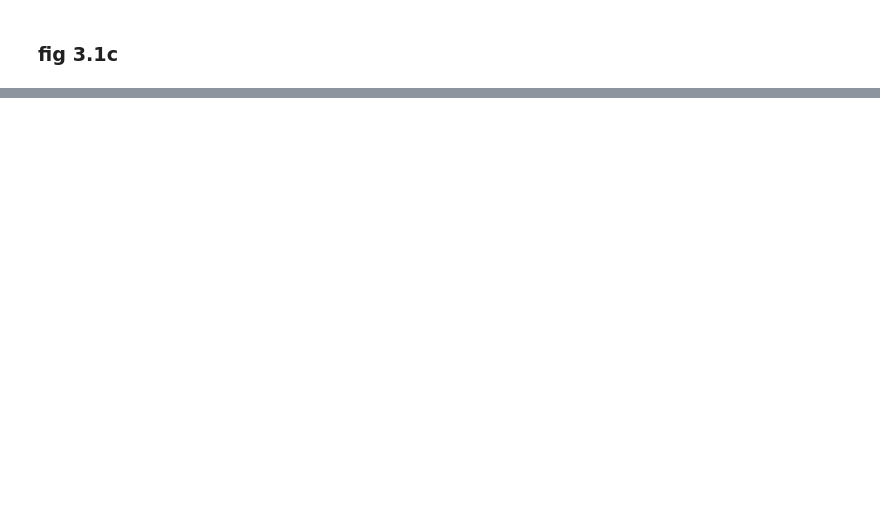
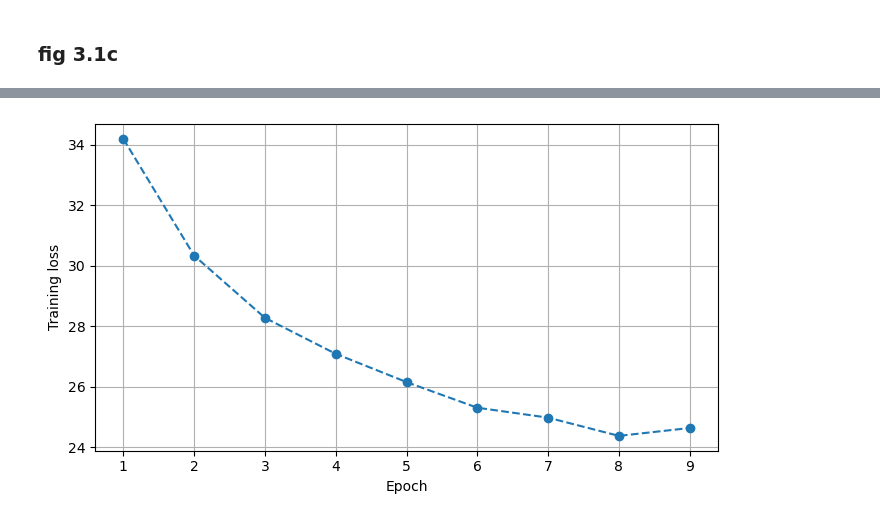
Before and after one commit to cs1500/unargmax-matryoshka, a Jupyter notebook: notebooks/plots.ipynb, the cells around one changed output, grey strips where cells are left out. Saved outputs shown, nothing was run; the diff lists cells and outputs as text; code cells hidden in the pictures; blank space fills up the shorter version.

Commit message:
added results for resnet50 epoch 40 run

```diff
--- a/notebooks/plots.ipynb
+++ b/notebooks/plots.ipynb
@@ -59,0 +66,42 @@ plt.show()
+# %%
+raw = r'''
+{"timestamp": 1774108947.490095, "relative_time": 1524.4702649116516, "current_lr": 0.001500030012, "val_time": 175.74565720558167, "top_1_8": 0.08060000091791153, "top_1_16": 0.03020000085234642, "top_1_32": 0.0608999989926815, "top_1_64": 0.04899999871850014, "top_1_128": 0.039900001138448715, "top_1_256": 0.03400000184774399, "top_1_512": 0.037300001829862595, "top_5_8": 0.15459999442100525, "top_5_16": 0.13670000433921814, "top_5_32": 0.14869999885559082, "top_5_64": 0.1193000003695488, "top_5_128": 0.0966000035405159, "top_5_256": 0.0940999984741211, "top_5_512": 0.10639999806880951, "train_loss": 34.20042419433594, "epoch": 0}
+{"timestamp": 1774110452.271539, "relative_time": 3029.251708984375, "current_lr": 0.002999880012, "val_time": 174.11423087120056, "top_1_8": 0.07609999924898148, "top_1_16": 0.07150000333786011, "top_1_32": 0.07419999688863754, "top_1_64": 0.07240000367164612, "top_1_128": 0.07240000367164612, "top_1_256": 0.06589999794960022, "top_1_512": 0.06840000301599503, "top_5_8": 0.1459999978542328, "top_5_16": 0.13279999792575836, "top_5_32": 0.13570000231266022, "top_5_64": 0.1324000060558319, "top_5_128": 0.13369999825954437, "top_5_256": 0.121799997985363, "top_5_512": 0.12319999933242798, "train_loss": 30.335498809814453, "epoch": 1}
+{"timestamp": 1774111957.1926558, "relative_time": 4534.1728258132935, "current_lr": 0.002571462857142857, "val_time": 174.07005548477173, "top_1_8": 0.0, "top_1_16": 0.0, "top_1_32": 0.0, "top_1_64": 0.0, "top_1_128": 0.0, "top_1_256": 0.0, "top_1_512": 0.0, "top_5_8": 0.0, "top_5_16": 0.0, "top_5_32": 0.0, "top_5_64": 0.0, "top_5_128": 0.0, "top_5_256": 0.0, "top_5_512": 0.0, "train_loss": 28.27614974975586, "epoch": 2}
+{"timestamp": 1774113461.0388374, "relative_time": 6038.019007444382, "current_lr": 0.002142891428571429, "val_time": 173.369304895401, "top_1_8": 0.025100000202655792, "top_1_16": 0.03180000185966492, "top_1_32": 0.02930000051856041, "top_1_64": 0.025499999523162842, "top_1_128": 0.02410000003874302, "top_1_256": 0.02160000056028366, "top_1_512": 0.01899999938905239, "top_5_8": 0.07880000025033951, "top_5_16": 0.08489999920129776, "top_5_32": 0.08420000225305557, "top_5_64": 0.07450000196695328, "top_5_128": 0.0681999996304512, "top_5_256": 0.06239999830722809, "top_5_512": 0.05570000037550926, "train_loss": 27.08550453186035, "epoch": 3}
+{"timestamp": 1774114964.2487545, "relative_time": 7541.228924512863, "current_lr": 0.0017143199999999999, "val_time": 173.2882833480835, "top_1_8": 0.044599998742341995, "top_1_16": 0.03139999881386757, "top_1_32": 0.031599998474121094, "top_1_64": 0.023600000888109207, "top_1_128": 0.021900000050663948, "top_1_256": 0.021700000390410423, "top_1_512": 0.01730000041425228, "top_5_8": 0.12290000170469284, "top_5_16": 0.11180000007152557, "top_5_32": 0.11590000241994858, "top_5_64": 0.09510000050067902, "top_5_128": 0.09220000356435776, "top_5_256": 0.09049999713897705, "top_5_512": 0.07750000059604645, "train_loss": 26.149316787719727, "epoch": 4}
+{"timestamp": 1774116467.8489404, "relative_time": 9044.829110383987, "current_lr": 0.0012857485714285713, "val_time": 173.36687421798706, "top_1_8": 0.002199999988079071, "top_1_16": 0.0020000000949949026, "top_1_32": 0.00139999995008111, "top_1_64": 0.0019000000320374966, "top_1_128": 0.0012000000569969416, "top_1_256": 0.0010000000474974513, "top_1_512": 0.0010999999940395355, "top_5_8": 0.014999999664723873, "top_5_16": 0.01269999984651804, "top_5_32": 0.007799999788403511, "top_5_64": 0.007400000002235174, "top_5_128": 0.006200000178068876, "top_5_256": 0.00559999980032444, "top_5_512": 0.004900000058114529, "train_loss": 25.30105972290039, "epoch": 5}
+{"timestamp": 1774117971.1323698, "relative_time": 10548.112539768219, "current_lr": 0.0008571771428571428, "val_time": 173.30158472061157, "top_1_8": 0.0006000000284984708, "top_1_16": 0.001500000013038516, "top_1_32": 0.0017000000225380063, "top_1_64": 0.0027000000700354576, "top_1_128": 0.002899999963119626, "top_1_256": 0.0026000000070780516, "top_1_512": 0.002300000051036477, "top_5_8": 0.009399999864399433, "top_5_16": 0.006099999882280827, "top_5_32": 0.00570000009611249, "top_5_64": 0.007499999832361937, "top_5_128": 0.006599999964237213, "top_5_256": 0.005799999926239252, "top_5_512": 0.005200000014156103, "train_loss": 24.972455978393555, "epoch": 6}
+{"timestamp": 1774119474.3572917, "relative_time": 12051.337461709976, "current_lr": 0.00042860571428571405, "val_time": 173.51395916938782, "top_1_8": 0.002099999925121665, "top_1_16": 0.00139999995008111, "top_1_32": 0.0017000000225380063, "top_1_64": 0.002099999925121665, "top_1_128": 0.0019000000320374966, "top_1_256": 0.0013000000035390258, "top_1_512": 0.0010000000474974513, "top_5_8": 0.00839999970048666, "top_5_16": 0.006599999964237213, "top_5_32": 0.006200000178068876, "top_5_64": 0.005900000222027302, "top_5_128": 0.006099999882280827, "top_5_256": 0.005200000014156103, "top_5_512": 0.004699999932199717, "train_loss": 24.36919403076172, "epoch": 7}
+{"timestamp": 1774120977.8167522, "relative_time": 13554.796922206879, "current_lr": 3.4285714285719766e-08, "val_time": 173.3012776374817, "top_1_8": 0.008500000461935997, "top_1_16": 0.00860000029206276, "top_1_32": 0.008700000122189522, "top_1_64": 0.007799999788403511, "top_1_128": 0.00800000037997961, "top_1_256": 0.007899999618530273, "top_1_512": 0.008299999870359898, "top_5_8": 0.02850000001490116, "top_5_16": 0.02250000089406967, "top_5_32": 0.022700000554323196, "top_5_64": 0.021299999207258224, "top_5_128": 0.020999999716877937, "top_5_256": 0.0210999995470047, "top_5_512": 0.021199999377131462, "train_loss": 24.62956428527832, "epoch": 8}
+{"timestamp": 1774121151.2195446, "relative_time": 13728.199714660645, "current_lr": 3.4285714285719766e-08, "val_time": 173.40253829956055, "top_1_8": 0.008500000461935997, "top_1_16": 0.00860000029206276, "top_1_32": 0.008700000122189522, "top_1_64": 0.007799999788403511, "top_1_128": 0.00800000037997961, "top_1_256": 0.007899999618530273, "top_1_512": 0.008299999870359898, "top_5_8": 0.02850000001490116, "top_5_16": 0.02250000089406967, "top_5_32": 0.022700000554323196, "top_5_64": 0.021299999207258224, "top_5_128": 0.020999999716877937, "top_5_256": 0.0210999995470047, "top_5_512": 0.021199999377131462, "epoch": 8}
+'''
+
+records = [json.loads(line) for line in raw.strip().splitlines()]
+
+seen = set()
+unique = []
+for rec in records:
+    ep = rec["epoch"]
+    if ep not in seen:
+        unique.append(rec)
+        seen.add(ep)
+
+epochs_lr = [r["epoch"] for r in unique if "current_lr" in r]
+lrs = [r["current_lr"] for r in unique if "current_lr" in r]
+
+epochs_loss = [r["epoch"] for r in unique if "train_loss" in r]
+losses = [r["train_loss"] for r in unique if "train_loss" in r]
+# %%
+# training loss plot
+e = list(range(1,10))
+plt.figure(figsize=(7, 4))
+plt.plot(e, losses, marker="o", linestyle="--")
+plt.xlabel("Epoch")
+plt.ylabel("Training loss")
+plt.grid(True)
+plt.tight_layout()
+plt.savefig("../figures/resnet18_e9_train_loss.pdf", format="pdf")
+plt.show()
+# %% [output]
+[figure, added]
```
Also changed, not shown: parts of 8 cells of this notebook, 11 other files.
